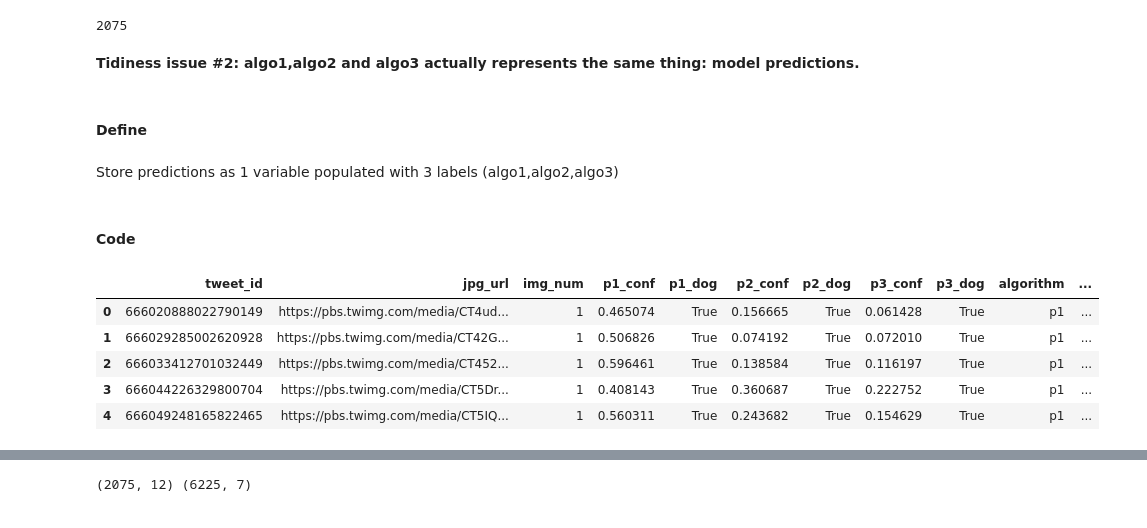
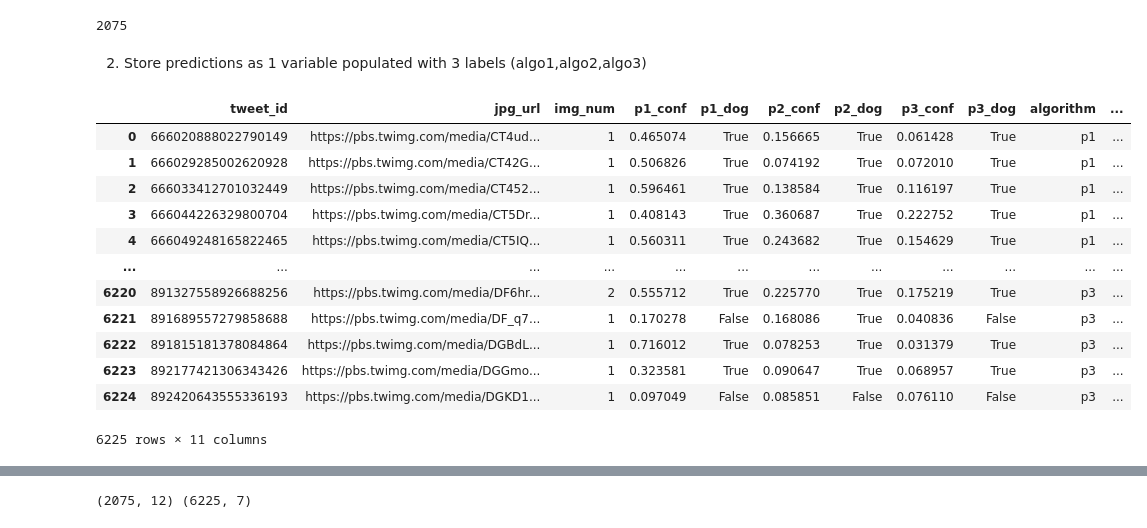
Before and after one commit to Vgarg027/Practice, a Jupyter notebook: wrangle_act.ipynb, the cells around one changed output, grey strips where cells are left out. Cells and saved outputs as stored; diff of their text form; code cells hidden in the pictures.

```diff
--- a/wrangle_act.ipynb
+++ b/wrangle_act.ipynb
@@ -635,28 +486,29 @@ df_img_preds_clean = df_img_preds.copy()
 len(df_img_preds_clean)
 # %% [output]
 2075
-# %% [markdown]
-**Tidiness issue #2: algo1,algo2 and algo3 actually represents the same thing: model predictions.**
-# %% [markdown]
-#### Define
 # %% [markdown]
-Store predictions as 1 variable populated with 3 labels (algo1,algo2,algo3)
+ 2. Store predictions as 1 variable populated with 3 labels (algo1,algo2,algo3)
-# %% [markdown]
-#### Code
 # %%
 # Create 1 new col/variable named 'algorithm' that will return values for p1,p2 and p3
 df_melt_algo = pd.melt(df_img_preds_clean, id_vars=['tweet_id', 'jpg_url','img_num','p1_conf','p1_dog'
                                                          ,'p2_conf','p2_dog','p3_conf','p3_dog']
                     ,var_name='algorithm', value_vars=['p1','p2','p3'],value_name='predictions')
 
-df_melt_algo.head()
+df_melt_algo
 # %% [output]
 |  | tweet_id | jpg_url | img_num | p1_conf | p1_dog | p2_conf | p2_dog | p3_conf | p3_dog | algorithm | ... |
 | 0 | 666020888022790149 | https://pbs.twimg.com/media/CT4ud... | 1 | 0.465074 | True | 0.156665 | True | 0.061428 | True | p1 | ... |
 | 1 | 666029285002620928 | https://pbs.twimg.com/media/CT42G... | 1 | 0.506826 | True | 0.074192 | True | 0.072010 | True | p1 | ... |
 | 2 | 666033412701032449 | https://pbs.twimg.com/media/CT452... | 1 | 0.596461 | True | 0.138584 | True | 0.116197 | True | p1 | ... |
 | 3 | 666044226329800704 | https://pbs.twimg.com/media/CT5Dr... | 1 | 0.408143 | True | 0.360687 | True | 0.222752 | True | p1 | ... |
 | 4 | 666049248165822465 | https://pbs.twimg.com/media/CT5IQ... | 1 | 0.560311 | True | 0.243682 | True | 0.154629 | True | p1 | ... |
+| ... | ... | ... | ... | ... | ... | ... | ... | ... | ... | ... | ... |
+| 6220 | 891327558926688256 | https://pbs.twimg.com/media/DF6hr... | 2 | 0.555712 | True | 0.225770 | True | 0.175219 | True | p3 | ... |
+| 6221 | 891689557279858688 | https://pbs.twimg.com/media/DF_q7... | 1 | 0.170278 | False | 0.168086 | True | 0.040836 | False | p3 | ... |
+| 6222 | 891815181378084864 | https://pbs.twimg.com/media/DGBdL... | 1 | 0.716012 | True | 0.078253 | True | 0.031379 | True | p3 | ... |
+| 6223 | 892177421306343426 | https://pbs.twimg.com/media/DGGmo... | 1 | 0.323581 | True | 0.090647 | True | 0.068957 | True | p3 | ... |
+| 6224 | 892420643555336193 | https://pbs.twimg.com/media/DGKD1... | 1 | 0.097049 | False | 0.085851 | False | 0.076110 | False | p3 | ... |
+6225 rows × 11 columns
 # %%
 # Create 1 new col/variable named 'algo_confidence' that will return values for p1_conf,p2_conf and p3_conf
 df_melt_conf = pd.melt(df_img_preds_clean, id_vars=['tweet_id'],
```
Also changed, not shown: parts of 140 cells of this notebook.
